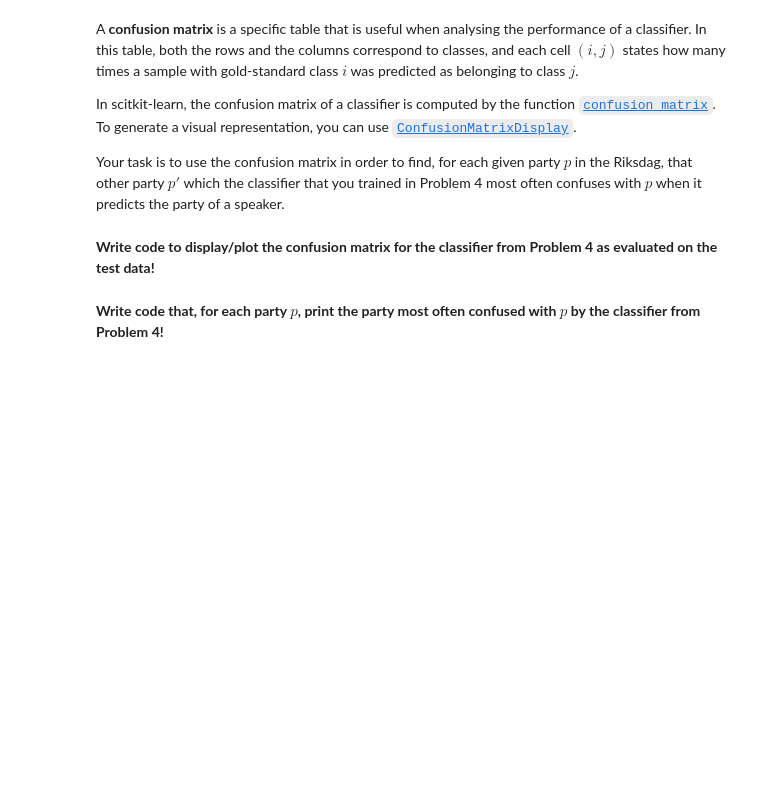
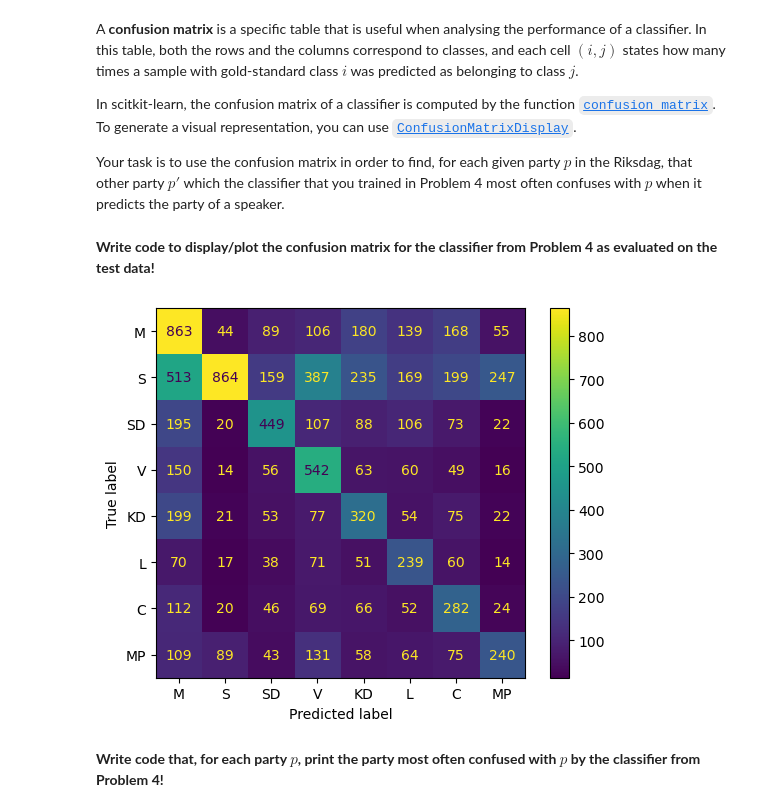
Before and after one commit to jakeberggren/TDDE16-Text-Mining, a Jupyter notebook: Lab2/TM-Lab2.ipynb, the cells around one changed output. Saved outputs shown, nothing was run; the diff lists cells and outputs as text; code cells hidden in the pictures; blank space fills up the shorter version.

```diff
--- a/Lab2/TM-Lab2.ipynb
+++ b/Lab2/TM-Lab2.ipynb
@@ -120,0 +224,16 @@ raise NotImplementedError()
+# %%
+# Ok to use third-party packages?
+from imblearn.under_sampling import RandomUnderSampler
+
+# Init RandomUnderSampler
+rus = RandomUnderSampler()
+X_res, y_res = rus.fit_resample(training_data, training_data['party']) # Perform Undersampling
+
+# From Problem 2
+pipe = make_pipeline(CountVectorizer(), MultinomialNB())
+pipe.fit(X_res['words'], y_res) # Here we use the resampled data
+
+true = test_data['party']
+pred = pipe.predict(test_data['words'])
+
+print(classification_report(true, pred))
@@ -138,2 +269,14 @@ raise NotImplementedError()
+# %%
+from sklearn.metrics import confusion_matrix, ConfusionMatrixDisplay
+
+# Compute Confusion Matrix
+cm = confusion_matrix(true, pred, labels = true.unique())
+disp = ConfusionMatrixDisplay(confusion_matrix=cm, display_labels=true.unique())
+
+# Plot
+disp.plot()
+plt.show()
+# %% [output]
+[figure, added]
 # %% [markdown]
 **Write code that, for each party $p$, print the party most often confused with $p$ by the classifier from Problem 4!**
```
Also changed, not shown: parts of 25 cells of this notebook.
